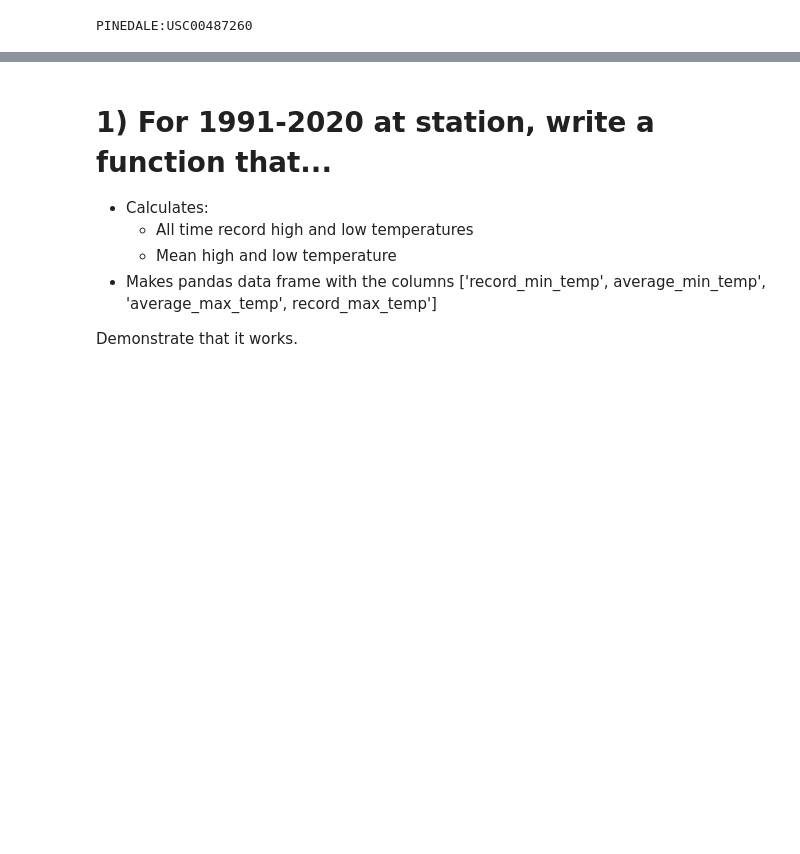
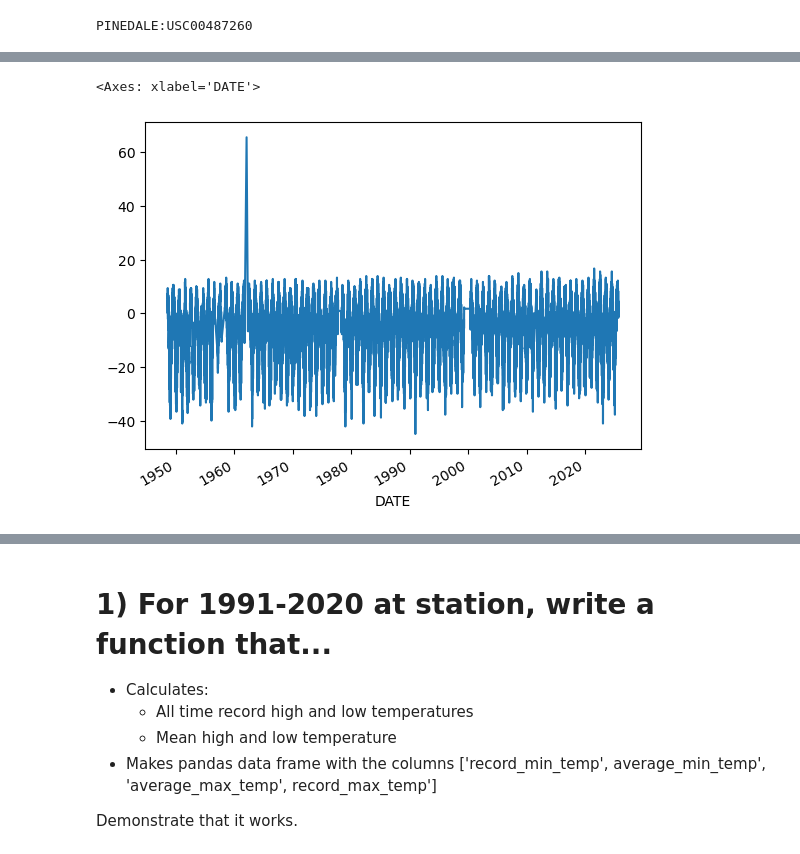
Before and after one commit to klundstrom33/ATMS-523-Module-3, a Jupyter notebook: Module3_Project.ipynb, the cells around one changed output, grey strips where cells are left out. Cells and saved outputs as stored; diff of their text form; code cells hidden in the pictures; blank space fills up the shorter version.

```diff
--- a/Module3_Project.ipynb
+++ b/Module3_Project.ipynb
@@ -185,0 +173,5 @@ tmin_max_merge
+# %%
+(tmin['DATA_VALUE']/10).plot()
+# %% [output]
+<Axes: xlabel='DATE'>
+[figure, added]
```
Also changed, not shown: parts of 17 cells of this notebook.
